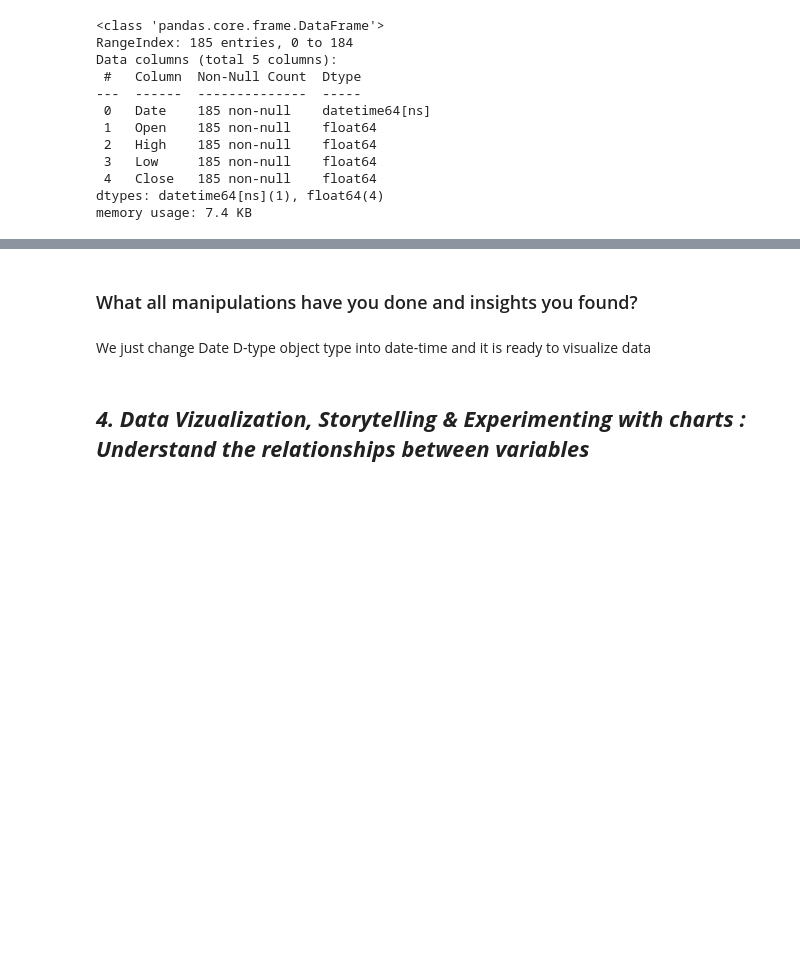
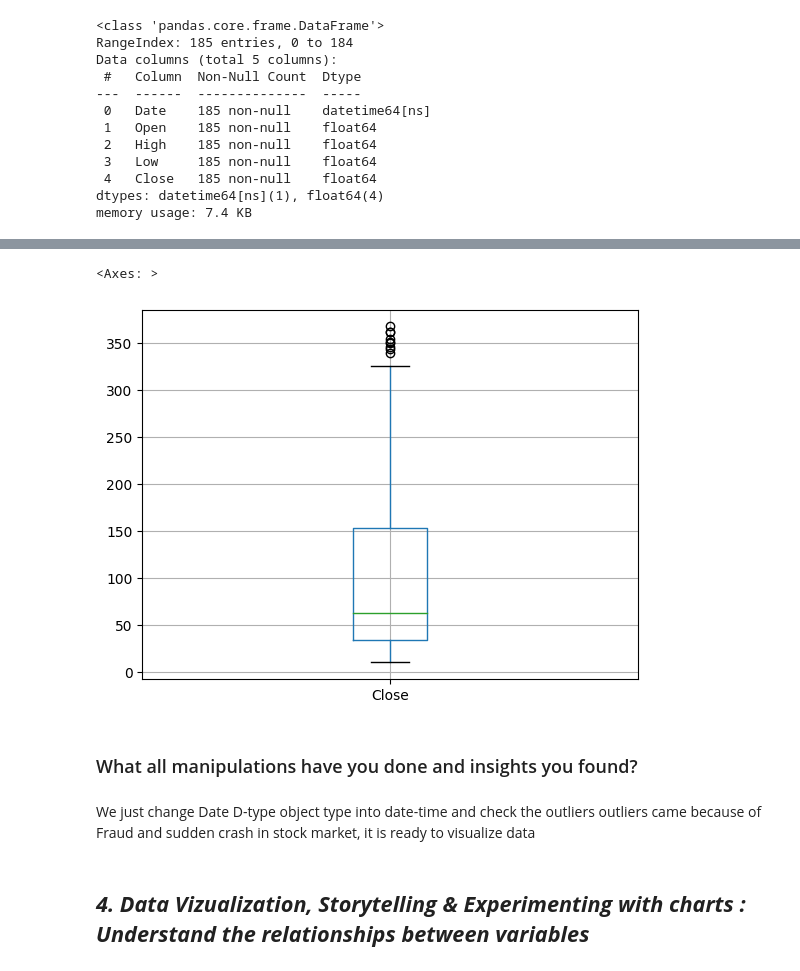
Before and after one commit to khalilkhan1111/Yes-Bank-Stock-Closing_Price_Prediction, a Jupyter notebook: Yes_Bank_Stock_Closing_Price_Prediction.ipynb, the cells around one changed output, grey strips where cells are left out. Cells and saved outputs as stored; diff of their text form; code cells hidden in the pictures; blank space fills up the shorter version.

```diff
--- a/Yes_Bank_Stock_Closing_Price_Prediction.ipynb
+++ b/Yes_Bank_Stock_Closing_Price_Prediction.ipynb
@@ -258,7 +278,12 @@ memory usage: 7.4 KB
+# %%
+df.boxplot('Close')
+# %% [output]
+<Axes: >
+[figure, added]
 # %% [markdown]
 ### What all manipulations have you done and insights you found?
 # %% [markdown]
-We just change Date D-type object type into date-time and it is ready to visualize data
+We just change Date D-type object type into date-time and  check the outliers outliers came because of Fraud and sudden crash in stock market, it is ready to visualize data
 # %% [markdown]
 ## ***4. Data Vizualization, Storytelling & Experimenting with charts : Understand the relationships between variables***
 # %% [markdown]
```
Also changed, not shown: parts of 58 cells of this notebook.
